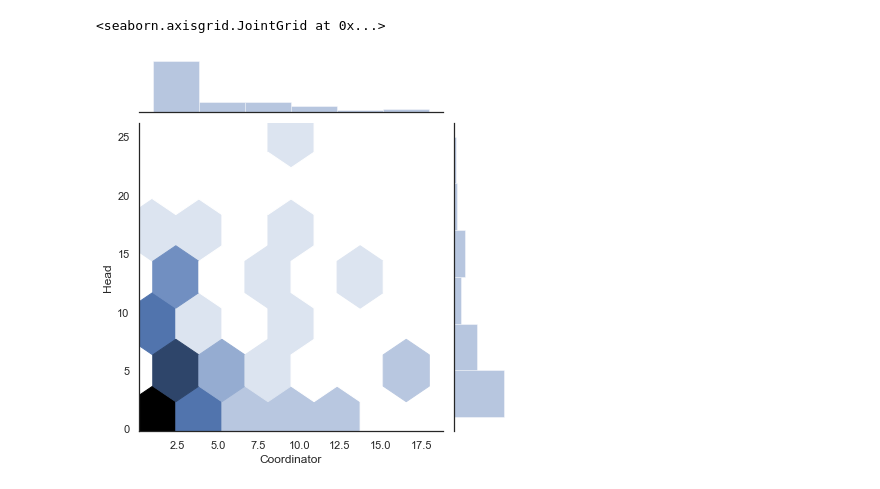
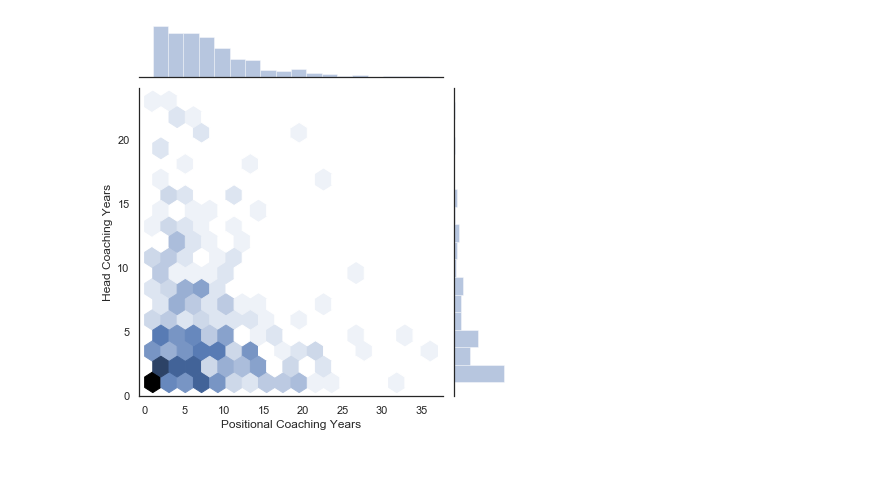
Before and after one commit to plee0117/Coaches, a Jupyter notebook: Graphs.ipynb, the cells around one changed output. Drawn from its saved outputs; the diff is of its cells as text; code cells hidden in the pictures.

```diff
--- a/Graphs.ipynb
+++ b/Graphs.ipynb
@@ -54,5 +69,6 @@ sns.jointplot(x='Positional', y='Coordinator', data= ly_piv, kind = 'hexa')
 # %%
-sns.jointplot(x='Coordinator', y='Head', data= ly_piv, kind = 'hexa')
+hvp_yr = sns.jointplot(x='Positional', y='Head', data= ly_piv, kind = 'hexa')
+hvp_yr.set_axis_labels(xlabel = 'Positional Coaching Years', ylabel='Head Coaching Years')
+plt.show()
 # %% [output]
-<seaborn.axisgrid.JointGrid at 0x...>
-[figure, old version]
+[figure, new version]
```
Also changed, not shown: parts of 30 cells of this notebook, 3 other files.
